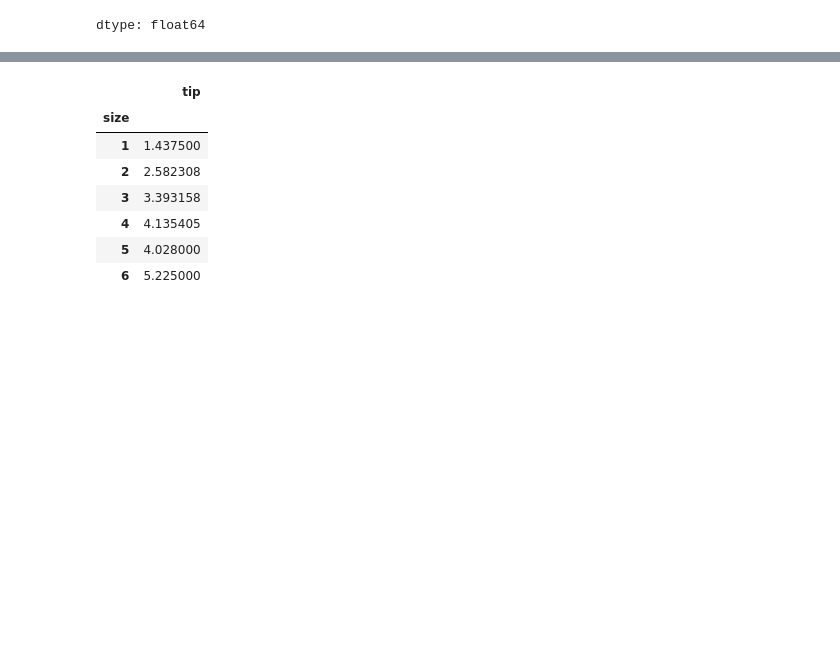
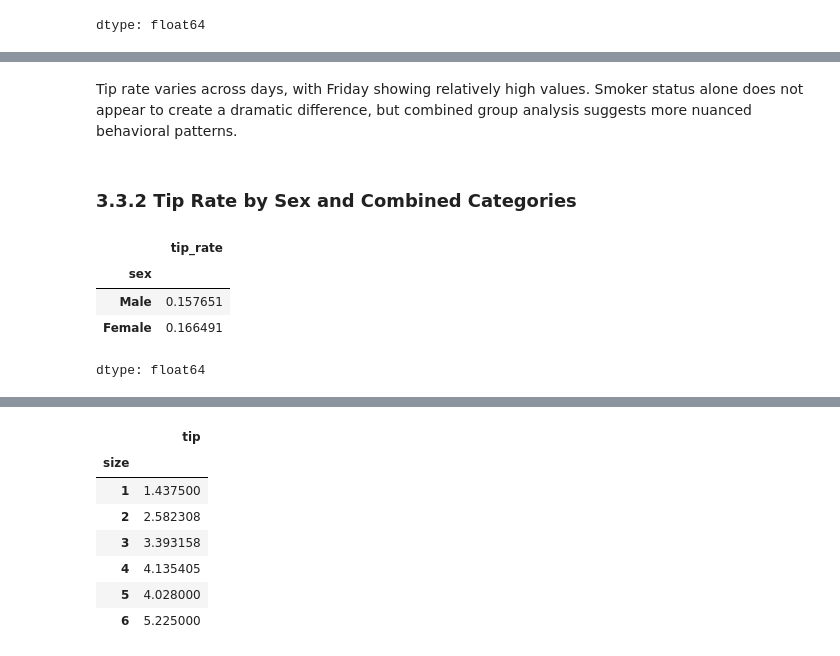
Before and after one commit to 2semlee/restaurant-tip-analysis, a Jupyter notebook: tips-analysis.ipynb, the cells around one changed output, grey strips where cells are left out. Cells and saved outputs as stored; diff of their text form; code cells hidden in the pictures; blank space fills up the shorter version.

```diff
--- a/tips-analysis.ipynb
+++ b/tips-analysis.ipynb
@@ -86,0 +154,13 @@ plt.show()
+# %% [markdown]
+Tip rate varies across days, with Friday showing relatively high values.
+Smoker status alone does not appear to create a dramatic difference, but combined group analysis suggests more nuanced behavioral patterns.
+# %% [markdown]
+### 3.3.2 Tip Rate by Sex and Combined Categories
+# %%
+df.groupby("sex")["tip_rate"].mean()
+# %% [output]
+|  | tip_rate |
+| sex |  |
+| Male | 0.157651 |
+| Female | 0.166491 |
+dtype: float64
```
Also changed, not shown: parts of 59 cells of this notebook.
